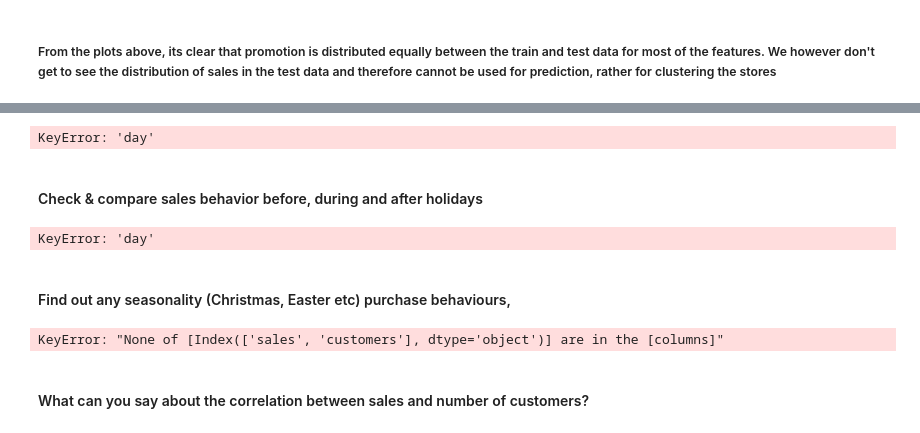
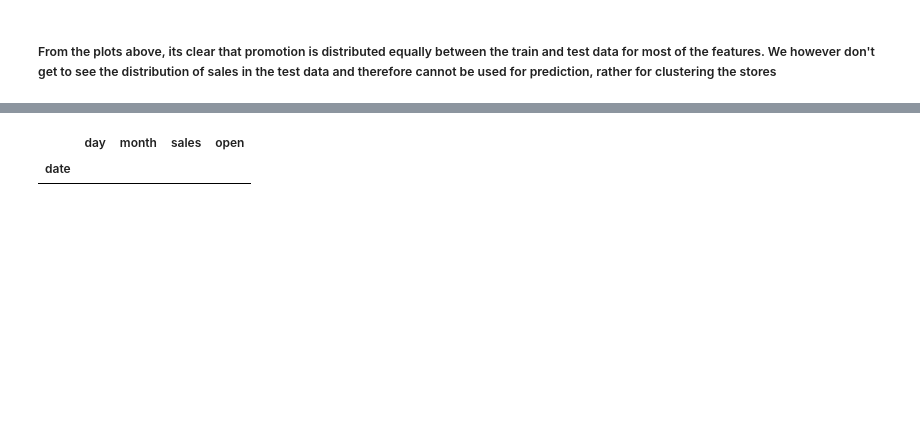
Before and after one commit to ProgrammingOperative/Pharmaceutical-Sales-Prediction, a Jupyter notebook: notebooks/Data Exploration.ipynb, the cells around one changed output, grey strips where cells are left out. Saved outputs shown, nothing was run; the diff lists cells and outputs as text; code cells hidden in the pictures; blank space fills up the shorter version.

```diff
--- a/notebooks/Data Exploration.ipynb
+++ b/notebooks/Data Exploration.ipynb
@@ -207,39 +263,23 @@ memory usage: 32.2+ MB
 # %%
-
 
 christmas_month = 12
 easter_month = 4
 
-christmas_month = df_indexed[df_indexed['month'] == christmas_month]
-easter_month = df_indexed[df_indexed['month'] == easter_month]
 
+christmas_month = df_indexed[df_indexed.month == christmas_month]
+easter_month = df_indexed[df_indexed.month == easter_month]
+christmas_month
 
 around_christmas = christmas_month[(christmas_month['day'] > 20) & (christmas_month['day'] < 30)]
 around_christmas = around_christmas[['day', 'sales']].groupby('day').mean()
 
 around_easter = easter_month[(easter_month['day'] > 15) & (easter_month['day'] < 25)]
 around_easter = easter_month[['day', 'sales']].groupby('day').mean()
 
-around_christmas.index
-
-around_christmas.plot.bar(around_christmas['sales'], around_christmas['sales'], rot=0)
-plt.bar(around_christmas.index, around_christmas['sales'], 'Sales during month of December: Christmas (Dec 25)')
-plt.bar(around_easter.index, around_easter['sales'], 'Sales during month of April: Easter (April 20)')
+christmas_month
+# around_christmas.plot.bar(around_christmas.index, around_christmas['sales'], rot=0)
+# plt.bar(around_christmas.index, around_christmas['sales'], 'Sales during month of December: Christmas (Dec 25)')
+# plt.bar(around_easter.index, around_easter['sales'], 'Sales during month of April: Easter (April 20)')
 # %% [output]
-KeyError: 'day'
+|  | day | month | sales | open |
+| date |  |  |  |  |
-# %% [markdown]
-#### Check & compare sales behavior before, during and after holidays
-# %%
-# plt.figure(figsize=(12, 8))
-plt.scatter(around_christmas["sales"],around_christmas["day"])
-plt.plot()
-# %% [output]
-KeyError: 'day'
-# %% [markdown]
-#### Find out any seasonality (Christmas, Easter etc) purchase behaviours,
-# %%
-plots.heatmap(train_store[['sales', 'customers']], title='Correlation Between Sales and Customers')
-# %% [output]
-KeyError: "None of [Index(['sales', 'customers'], dtype='object')] are in the [columns]"
-# %% [markdown]
-#### What can you say about the correlation between sales and number of customers?
```
Also changed, not shown: parts of 19 cells of this notebook.
